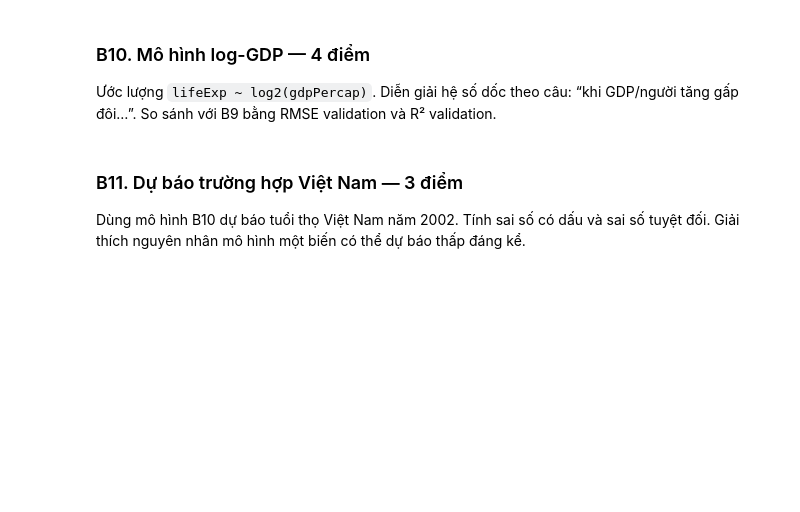
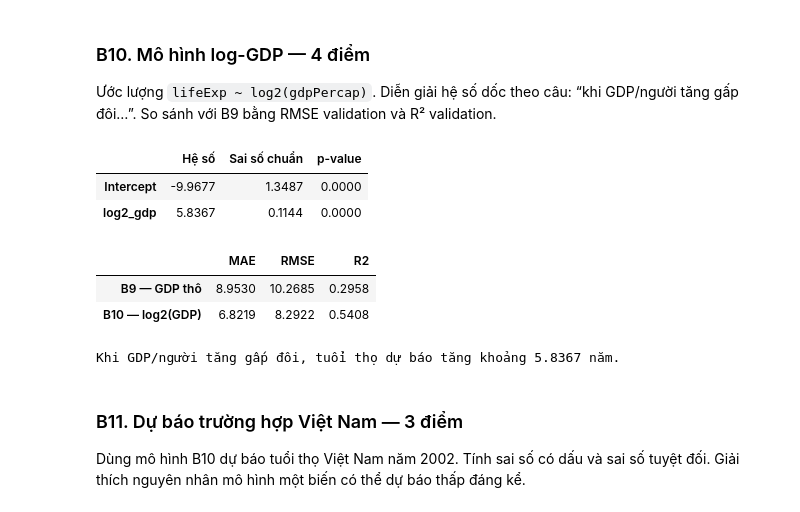
Before and after one commit to CaoRIV/machine-learning-practicals, a Jupyter notebook: 01_Bai_tap_Gapminder.ipynb, the cells around one changed output. Saved outputs shown, nothing was run; the diff lists cells and outputs as text; code cells hidden in the pictures; blank space fills up the shorter version.

```diff
--- a/01_Bai_tap_Gapminder.ipynb
+++ b/01_Bai_tap_Gapminder.ipynb
@@ -354,3 +436,32 @@ Với mô hình `lifeExp = β0 + β1*gdpPercap + ε`, tự tính `β0`, `β1` b
+# %%
+model_b10 = smf.ols("lifeExp ~ log2_gdp", data=train_e).fit()
+
+validation_pred_b10 = model_b10.predict(validation_e)
+b10_metrics = regression_metrics(validation_e["lifeExp"], validation_pred_b10)
+
+b10_coefficients = pd.DataFrame({
+    "Hệ số": model_b10.params,
+    "Sai số chuẩn": model_b10.bse,
+    "p-value": model_b10.pvalues
+})
+display(b10_coefficients)
+
+b9_b10_comparison = pd.DataFrame({
+    "B9 — GDP thô": b9_metrics,
+    "B10 — log2(GDP)": b10_metrics
+}).T
+display(b9_b10_comparison)
+
+doubling_effect = model_b10.params["log2_gdp"]
+print(f"Khi GDP/người tăng gấp đôi, tuổi thọ dự báo tăng khoảng {doubling_effect:.4f} năm.")
+# %% [output]
+|  | Hệ số | Sai số chuẩn | p-value |
+| Intercept | -9.9677 | 1.3487 | 0.0000 |
+| log2_gdp | 5.8367 | 0.1144 | 0.0000 |
+|  | MAE | RMSE | R2 |
+| B9 — GDP thô | 8.9530 | 10.2685 | 0.2958 |
+| B10 — log2(GDP) | 6.8219 | 8.2922 | 0.5408 |
+Khi GDP/người tăng gấp đôi, tuổi thọ dự báo tăng khoảng 5.8367 năm.
 # %% [markdown]
 ### B11. Dự báo trường hợp Việt Nam — 3 điểm
 
```
Also changed, not shown: parts of 11 cells of this notebook.
